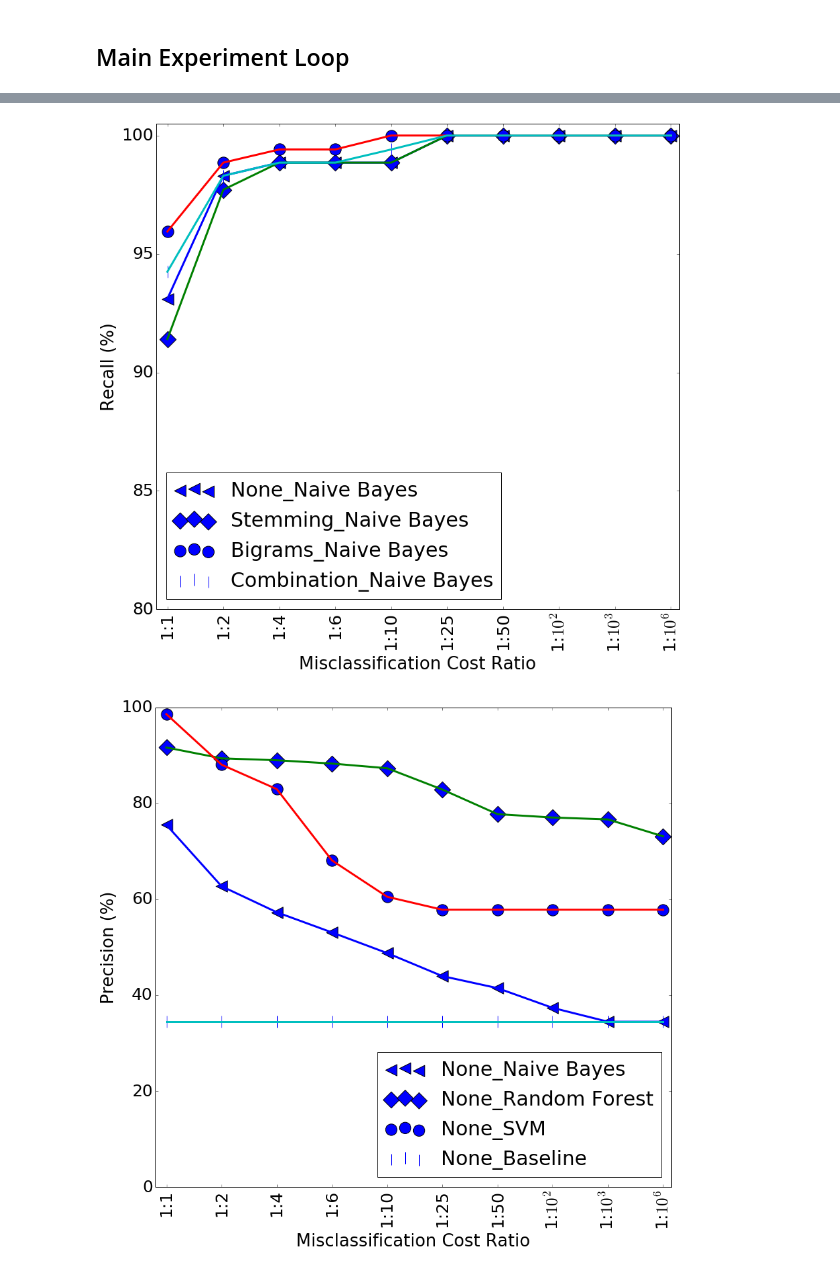
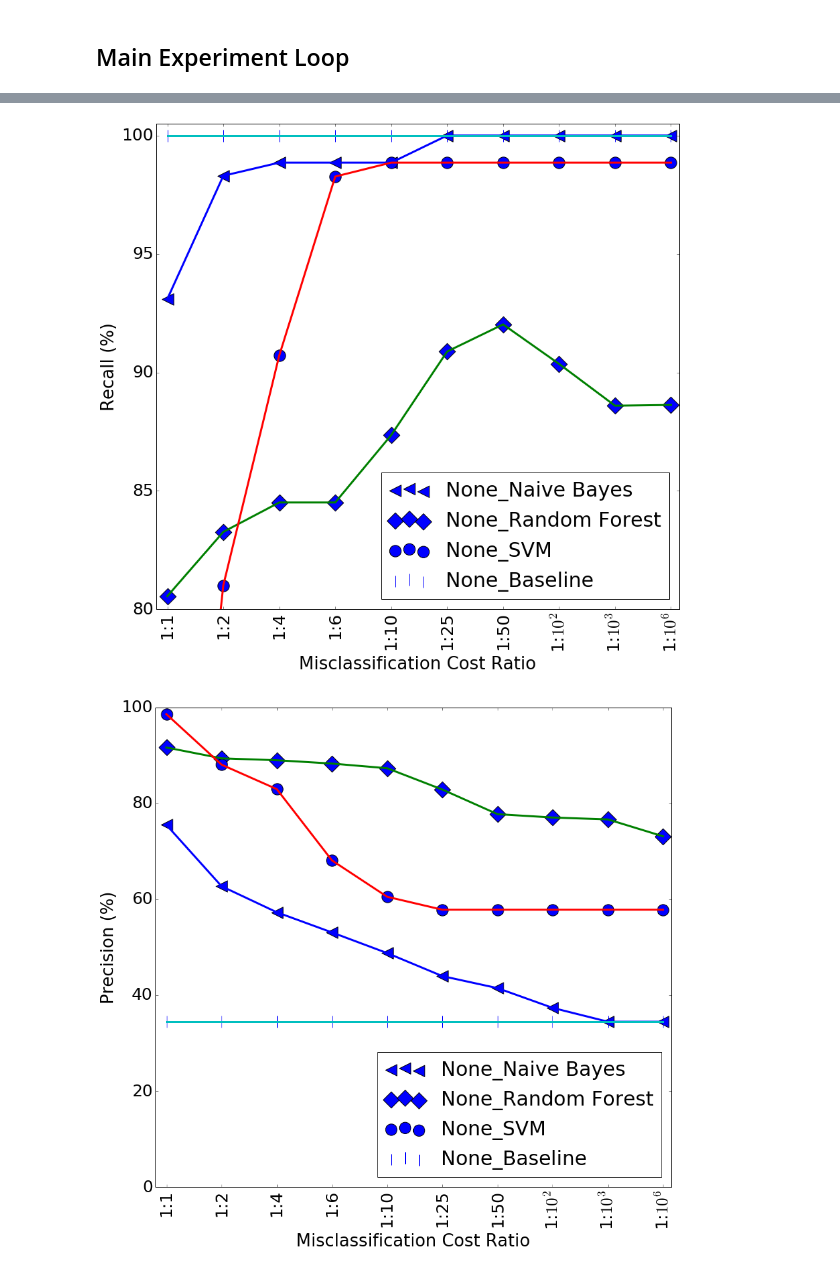
Before and after one commit to borjaeg/thete, a Jupyter notebook: Paper.ipynb, the cells around one changed output, grey strips where cells are left out. Saved outputs shown, nothing was run; the diff lists cells and outputs as text; code cells hidden in the pictures.

Commit message:
adding summary function

```diff
--- a/Paper.ipynb
+++ b/Paper.ipynb
@@ -64,14 +64,14 @@ def plot_image(x, y, title="title", ylim = [0, 1.02], xlim = [2, 50.5],
     plt.style.use('paper.mplstyle')
 
     filled_markers = ('<', 'D', 'o', '|', 'v', '>', 'p', 'd') #' '^', ', '>', '8', 's', 'p', '*', 'h', 'H', , 'd')
-    fillstyles = ('full', 'left', 'right', 'bottom', 'top', 'none')
+    fillstyles = ('full', 'full', 'full', 'full', 'top', 'none')
 
     i = 0
     for model in models:
         name = model[0]
         if re.match(pattern, name) is not None:
             plt.plot(x, y[name])
-            marker = MarkerStyle(filled_markers[i], fillstyles=[y])
+            marker = MarkerStyle(marker=filled_markers[i], fillstyle=fillstyles[i])
             plt.scatter(x, y[name], marker=marker, s=300, label=model[0])
             i+=1
 
@@ -121,6 +121,34 @@ def set_baseline(name):
     precision_baseline = precision_avg_normalized[name]
 
     return recall_baseline, precision_baseline
+
+#".*Stemming.*(Bayes|SVM)"
+def summary(pattern=".*"):
+    r, p = filter_results(recall_avg_normalized, precision_avg_normalized, pipes, pattern)
+    max_recall = 0.0
+    best_precision = 0.0
+    best_cost = "1:1"
+    best_algorithm = ''
+
+    for (name, recalls), (name_2, precisions) in zip(r.items(), p.items()):
+        print(name)
+        recs = []
+        pres = []
+        recs.append(np.mean(recalls))
+        pres.append(np.mean(precisions))
+        for i, (recall, precision) in enumerate(zip(recalls, precisions)):
+            if recall > max_recall:
+                best_cost = labels[i]
+                max_recall = recall
+                best_precision = precisions[i]
+                best_algorithm = name
+            if recall == max_recall and precision > best_precision:
+                best_cost = labels[i]
+                max_recall = recall
+                best_precision = precisions[i]
+                best_algorithm = name
+
+    return best_cost, max_recall, best_precision, best_algorithm, np.mean(recs), np.mean(pres)
 # %%
 class LemmaTokenizer(object):
     def __init__(self):
@@ -259,9 +302,9 @@ Execution time: 0.062 min
 # %%
 plot_image(axis_costs, recall_avg_normalized, title="RECALL", ylim = [80., 100.5],
            xlim = cxlim, models=pipes, name="recall", labels=labels, ylabel="Recall (%)",
-           loc='lower righ', markers="<Do|", pattern=".*Bayes")
+           loc='lower righ', markers="<Do|", pattern="None")
 # %% [output]
-[figure, old version]
+[figure, new version]
 # %%
 plot_image(axis_costs, precision_avg_normalized, title="PRECISION", ylim = [0., 100],
            xlim = cxlim, colors="rgbmyc", models=pipes, name="precision", labels = labels, ylabel="Precision (%)",
```
Also changed, not shown: parts of 5 cells of this notebook.
